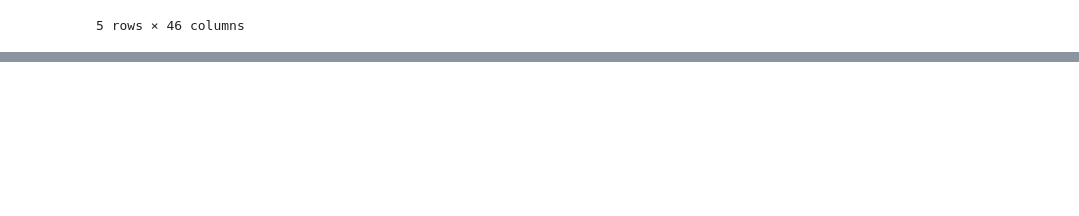
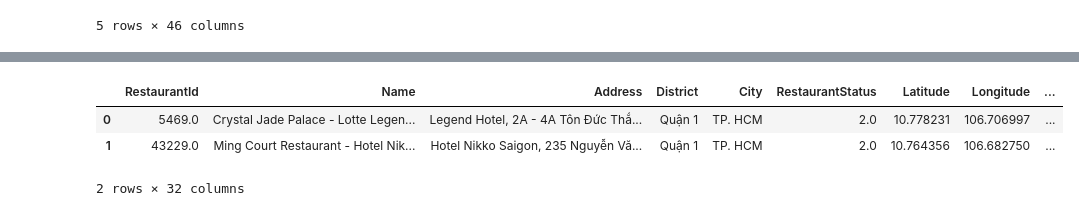
Before and after one commit to InventN/foody_API_data, a Jupyter notebook: merge_all_finals.ipynb, the cells around one changed output, grey strips where cells are left out. Cells and saved outputs as stored; diff of their text form; code cells hidden in the pictures; blank space fills up the shorter version.

Commit message:
find data_hcm

```diff
--- a/merge_all_finals.ipynb
+++ b/merge_all_finals.ipynb
@@ -121,0 +142,8 @@ result.head()
+# %%
+huy = pd.read_csv('crawled_all_shops/data_hcm_huy_final.csv')
+huy.head(2)
+# %% [output]
+|  | RestaurantId | Name | Address | District | City | RestaurantStatus | Latitude | Longitude | ... |
+| 0 | 5469.0 | Crystal Jade Palace - Lotte Legen... | Legend Hotel, 2A - 4A Tôn Đức Thắ... | Quận 1 | TP. HCM | 2.0 | 10.778231 | 106.706997 | ... |
+| 1 | 43229.0 | Ming Court Restaurant - Hotel Nik... | Hotel Nikko Saigon, 235 Nguyễn Vă... | Quận 1 | TP. HCM | 2.0 | 10.764356 | 106.682750 | ... |
+2 rows × 32 columns
```
Also changed, not shown: parts of 9 cells of this notebook.
